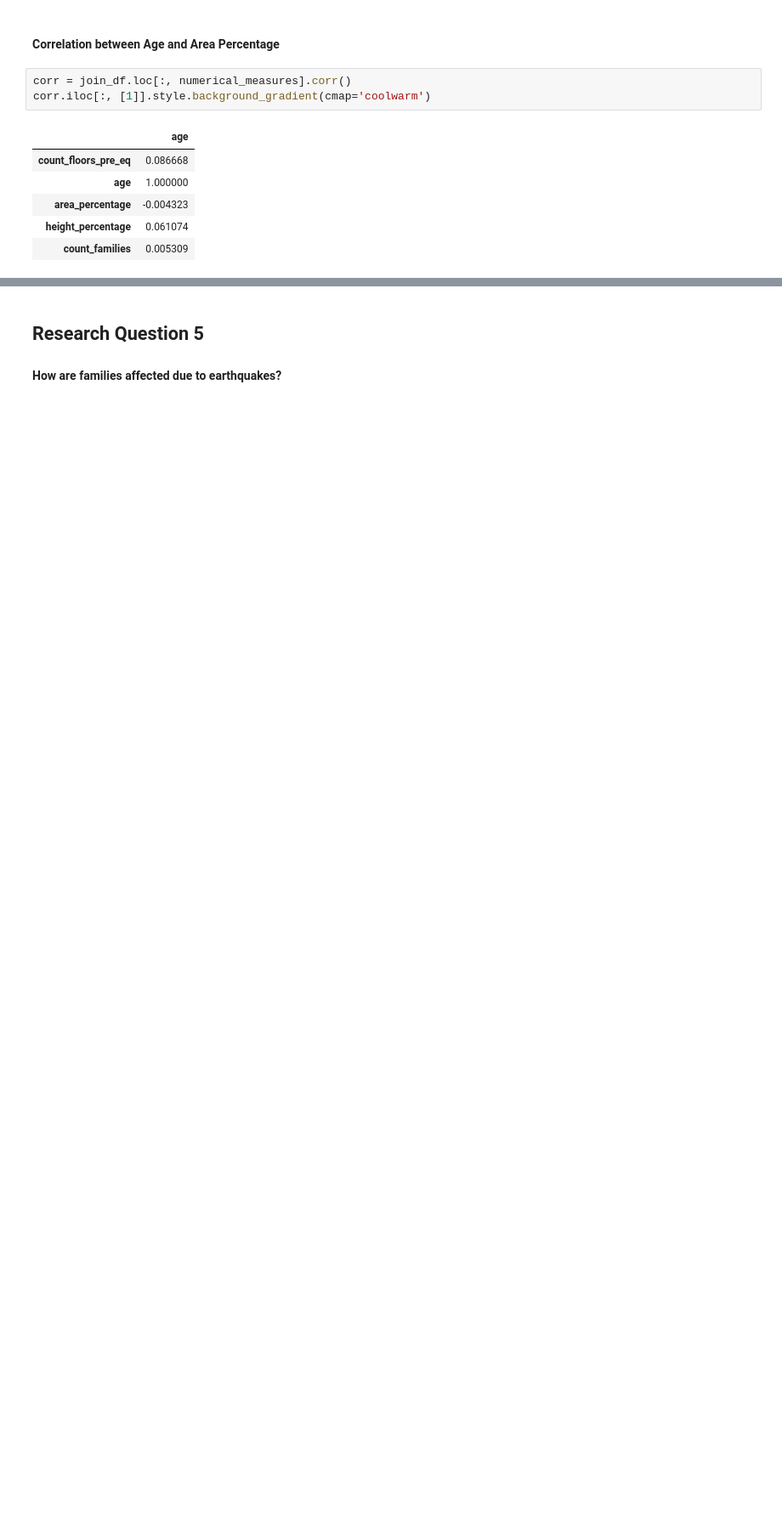
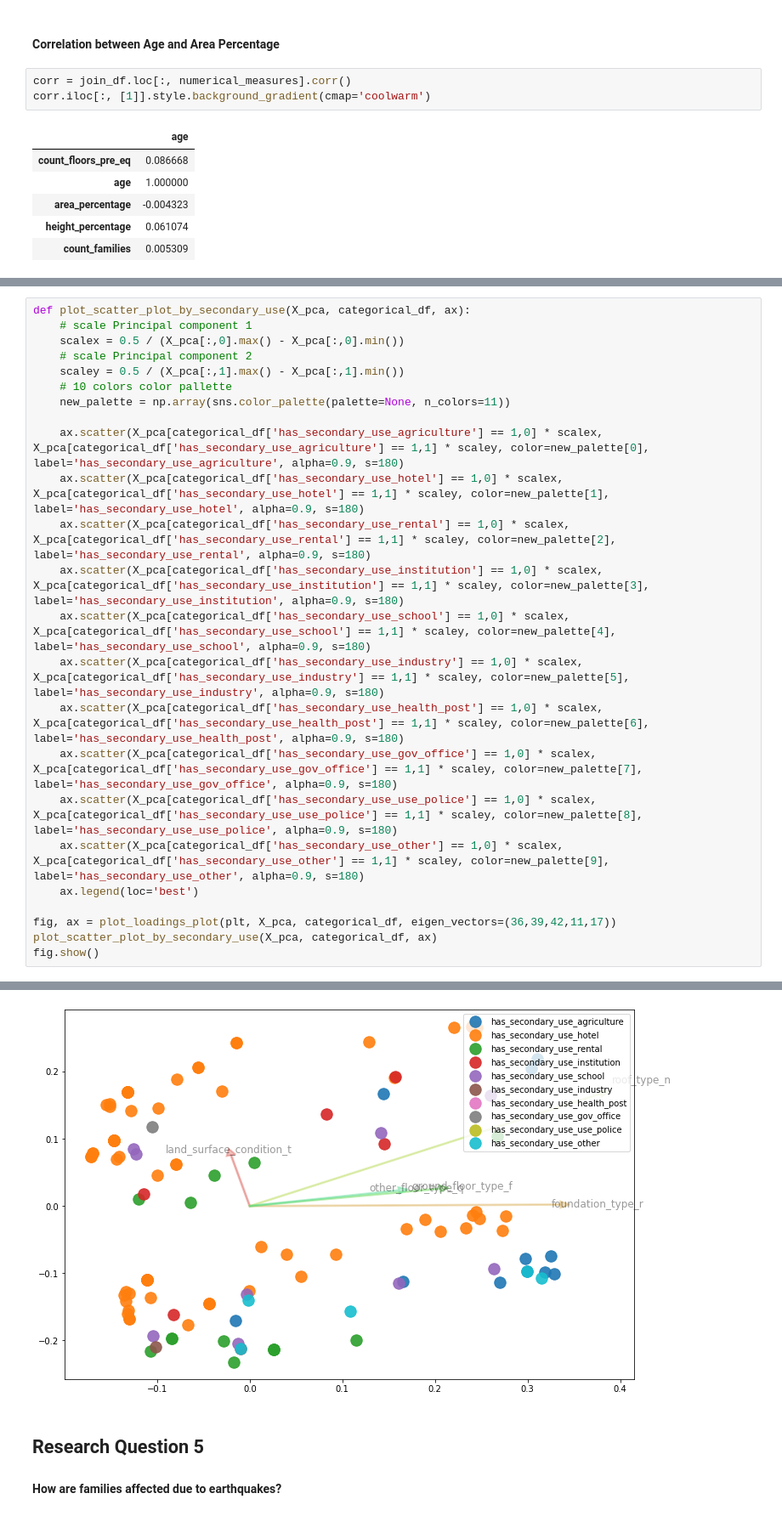
Before and after one commit to DS-Group22-ADP/Practical-Project, a Jupyter notebook: notebooks/Exploratory-Data-Analysis.ipynb, the cells around one changed output, grey strips where cells are left out. Shown at 85% size. Cells and saved outputs as stored; diff of their text form; blank space fills up the shorter version.

```diff
--- a/notebooks/Exploratory-Data-Analysis.ipynb
+++ b/notebooks/Exploratory-Data-Analysis.ipynb
@@ -1167,0 +1371,25 @@ corr.iloc[:, [1]].style.background_gradient(cmap='coolwarm')
+# %%
+def plot_scatter_plot_by_secondary_use(X_pca, categorical_df, ax):
+    # scale Principal component 1
+    scalex = 0.5 / (X_pca[:,0].max() - X_pca[:,0].min())
+    # scale Principal component 2
+    scaley = 0.5 / (X_pca[:,1].max() - X_pca[:,1].min())
+    # 10 colors color pallette
+    new_palette = np.array(sns.color_palette(palette=None, n_colors=11))
+
+    ax.scatter(X_pca[categorical_df['has_secondary_use_agriculture'] == 1,0] * scalex, X_pca[categorical_df['has_secondary_use_agriculture'] == 1,1] * scaley, color=new_palette[0], label='has_secondary_use_agriculture', alpha=0.9, s=180)
+    ax.scatter(X_pca[categorical_df['has_secondary_use_hotel'] == 1,0] * scalex, X_pca[categorical_df['has_secondary_use_hotel'] == 1,1] * scaley, color=new_palette[1], label='has_secondary_use_hotel', alpha=0.9, s=180)
+    ax.scatter(X_pca[categorical_df['has_secondary_use_rental'] == 1,0] * scalex, X_pca[categorical_df['has_secondary_use_rental'] == 1,1] * scaley, color=new_palette[2], label='has_secondary_use_rental', alpha=0.9, s=180)
+    ax.scatter(X_pca[categorical_df['has_secondary_use_institution'] == 1,0] * scalex, X_pca[categorical_df['has_secondary_use_institution'] == 1,1] * scaley, color=new_palette[3], label='has_secondary_use_institution', alpha=0.9, s=180)
+    ax.scatter(X_pca[categorical_df['has_secondary_use_school'] == 1,0] * scalex, X_pca[categorical_df['has_secondary_use_school'] == 1,1] * scaley, color=new_palette[4], label='has_secondary_use_school', alpha=0.9, s=180)
+    ax.scatter(X_pca[categorical_df['has_secondary_use_industry'] == 1,0] * scalex, X_pca[categorical_df['has_secondary_use_industry'] == 1,1] * scaley, color=new_palette[5], label='has_secondary_use_industry', alpha=0.9, s=180)
+    ax.scatter(X_pca[categorical_df['has_secondary_use_health_post'] == 1,0] * scalex, X_pca[categorical_df['has_secondary_use_health_post'] == 1,1] * scaley, color=new_palette[6], label='has_secondary_use_health_post', alpha=0.9, s=180)
+    ax.scatter(X_pca[categorical_df['has_secondary_use_gov_office'] == 1,0] * scalex, X_pca[categorical_df['has_secondary_use_gov_office'] == 1,1] * scaley, color=new_palette[7], label='has_secondary_use_gov_office', alpha=0.9, s=180)
+    ax.scatter(X_pca[categorical_df['has_secondary_use_use_police'] == 1,0] * scalex, X_pca[categorical_df['has_secondary_use_use_police'] == 1,1] * scaley, color=new_palette[8], label='has_secondary_use_use_police', alpha=0.9, s=180)
+    ax.scatter(X_pca[categorical_df['has_secondary_use_other'] == 1,0] * scalex, X_pca[categorical_df['has_secondary_use_other'] == 1,1] * scaley, color=new_palette[9], label='has_secondary_use_other', alpha=0.9, s=180)
+    ax.legend(loc='best')
+
+fig, ax = plot_loadings_plot(plt, X_pca, categorical_df, eigen_vectors=(36,39,42,11,17))
+plot_scatter_plot_by_secondary_use(X_pca, categorical_df, ax)
+fig.show()
+# %% [output]
@@ -1168,3 +1397,4 @@ corr.iloc[:, [1]].style.background_gradient(cmap='coolwarm')
+[figure, added]
 # %% [markdown]
 ## Research Question 5
 
```
Also changed, not shown: parts of 24 cells of this notebook, 2 other files.
